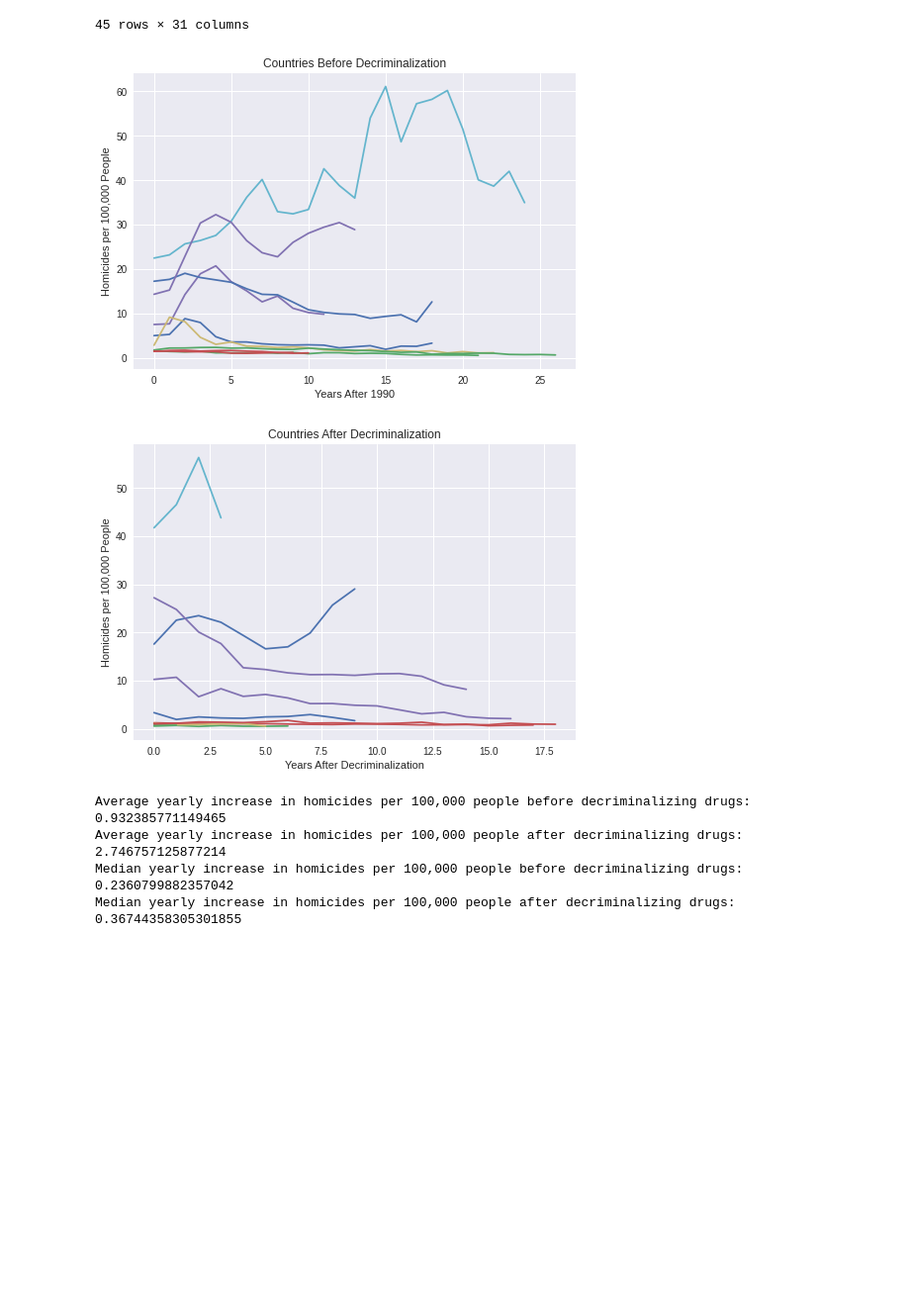
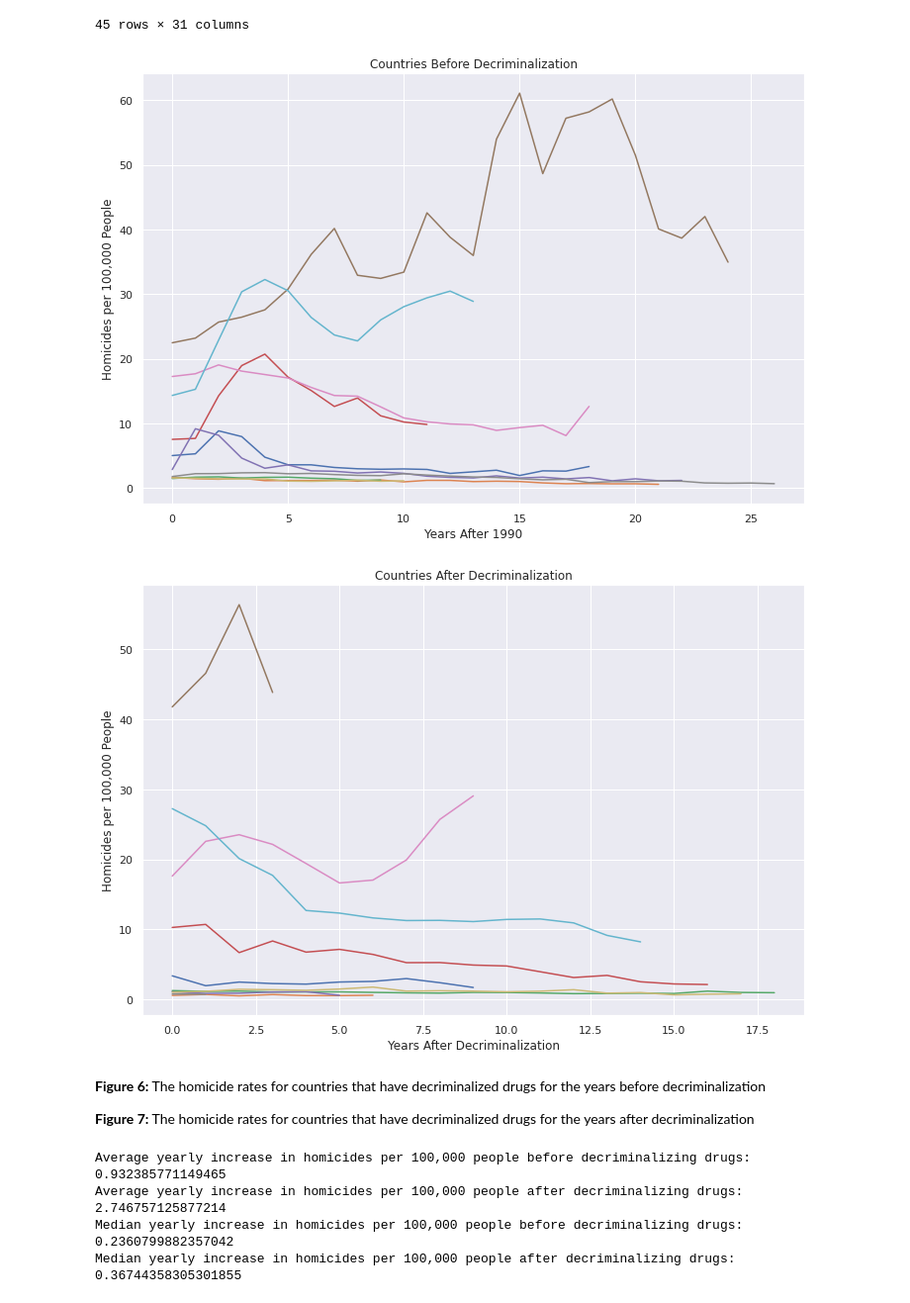
Before and after one commit to frendogr/CMSE202_Project, a Jupyter notebook: Semester_Project.ipynb, the cells around one changed output. Shown at 99% size. Cells and saved outputs as stored; diff of their text form; code cells hidden in the pictures; blank space fills up the shorter version.

Commit message:
Added comments to the code and changed the model visualizations

```diff
--- a/Semester_Project.ipynb
+++ b/Semester_Project.ipynb
@@ -180,7 +189,10 @@ cali_crime_post_2016
 # %%
+# Plotting the average number of violent crimes for the years before and the years after legalization
+sns.set_theme() # Set the theme to seaborn
 plt.figure(figsize=(15,3))
-ax = sns.barplot(["Pre 2016", "Post 2016"], [cali_crime_pre_2016["mean"][0],cali_crime_post_2016["mean"][0]])
+ax = sns.barplot(["Pre 2016", "Post 2016"], [cali_crime_pre_2016["mean"][0],cali_crime_post_2016["mean"][0]],palette='coolwarm')
 ax.set_xticklabels(ax.get_xticklabels(), rotation=45, ha="right")
 plt.title("Violent Crimes Before and After Legalization")
+plt.ylabel("Number of Crimes")
 plt.show()
 # %% [output]
@@ -256,8 +215,0 @@ plt.show()
-# %%
-plt.style.use('seaborn')
-plt.plot(cali_crime_00_19_by_year[:17]["Year"],cali_crime_00_19_by_year[:17]["total"], label = "pre 2016")
-plt.plot(cali_crime_00_19_by_year[17:]["Year"],cali_crime_00_19_by_year[17:]["total"], label = "post 2016")
-plt.ylabel("Total Number of Crimes")
-plt.xlabel("Year")
-plt.xticks(rotation=45)
-plt.legend()
@@ -568,26 +611,38 @@ decriminalized = {'Armenia':2009,'Germany':2000,'Estonia':2002,'Croatia':2013,'J
 already_decriminalized = ['Colombia','Italy','Netherlands','Spain']
 # %%
-before= {}
-after = {}
+before= {} # Empty dictionary for the homicide rates before decriminalization
+after = {} # Empty dictionary for the homicide rates after decriminalization
+
+# Iterate through each row in the dataframe and check if the country is in the decriminalized dictionary.
+# Then add its corresponding homicide data to the before and after dictionaries depending on its year of decriminalization
 for row in countries.values:
     country = row[0]
     if country in decriminalized:
         year = 1988
         before[country] = row[1990-year:decriminalized[country]-year]
         after[country] = row[decriminalized[country]-year:2019-year]
+
+# Iterate through the homicide data in the before and after dictionaries and plot them with appropriate formatting
+plt.figure(figsize=(12,8))
 for k,v in before.items():
     plt.plot(v)
 plt.title("Countries Before Decriminalization")
 plt.xlabel('Years After 1990')
 plt.ylabel('Homicides per 100,000 People')
 plt.show()
+
+plt.figure(figsize=(12,8))
 for k,v in after.items():
     plt.plot(v)
 plt.xlabel('Years After Decriminalization')
 plt.title("Countries After Decriminalization")
 plt.ylabel('Homicides per 100,000 People')
 plt.show()
 # %% [output]
-[figure, old version]
+[figure, new version]
-[figure, old version]
+[figure, new version]
+# %% [markdown]
+**Figure 6:** The homicide rates for countries that have decriminalized drugs for the years before decriminalization <br>
+
+**Figure 7:** The homicide rates for countries that have decriminalized drugs for the years after decriminalization
 # %%
```
Also changed, not shown: parts of 69 cells of this notebook.
